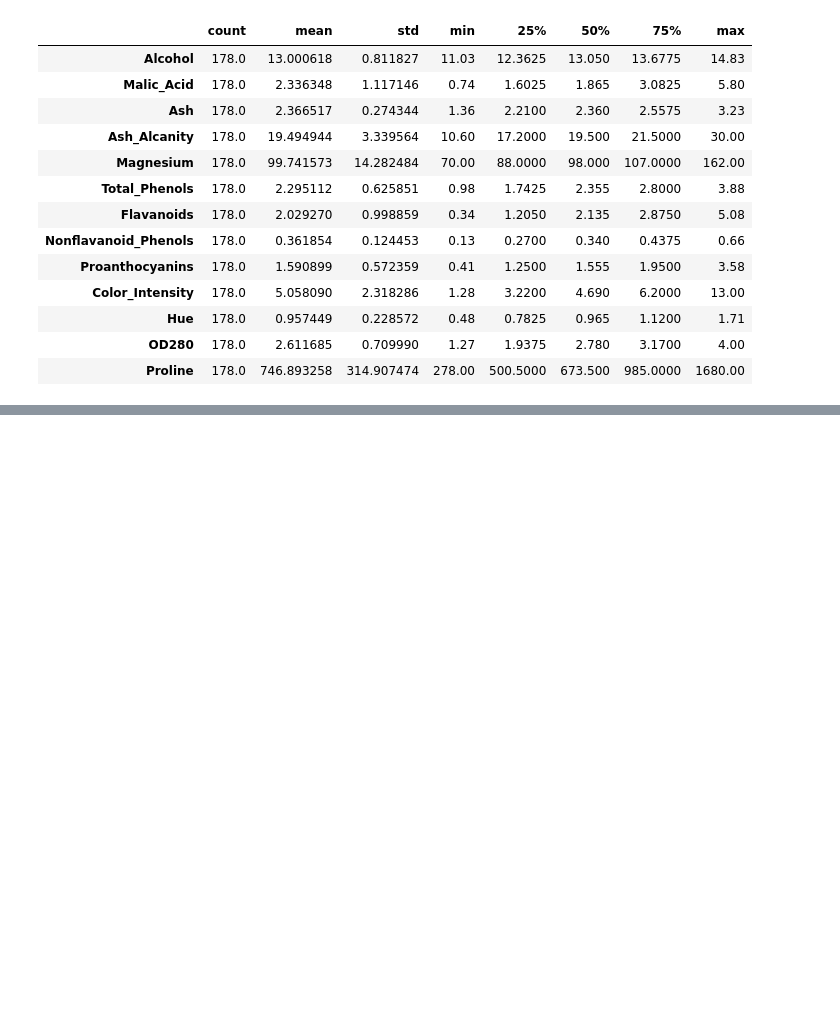
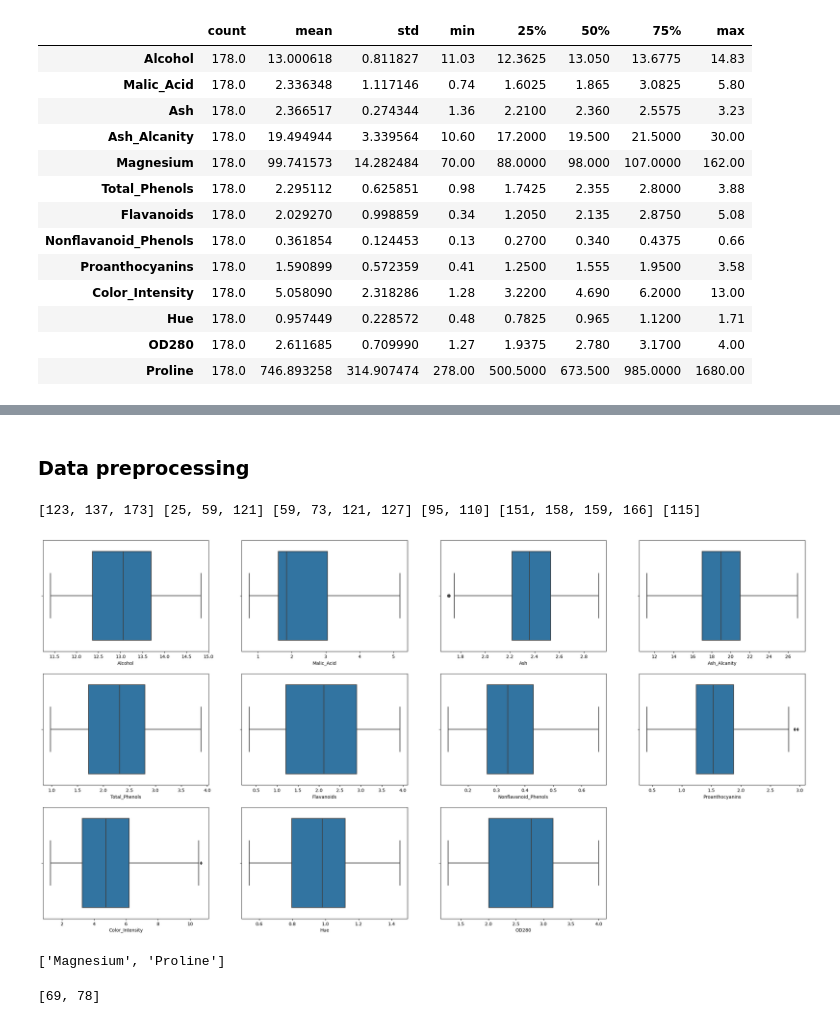
Before and after one commit to Chanhee0430/K-means-Algorithms, a Jupyter notebook: wine_datasets_k-means.ipynb, the cells around one changed output, grey strips where cells are left out. Drawn from its saved outputs; the diff is of its cells as text; code cells hidden in the pictures; blank space fills up the shorter version.

```diff
--- a/wine_datasets_k-means.ipynb
+++ b/wine_datasets_k-means.ipynb
@@ -82,0 +160,28 @@ df.describe().T
+# %% [markdown]
+### Data preprocessing
+# %%
+outliers_index = []
+for i in continous:
+        Q1 = df[i].quantile(0.25)  # 1사분위수 (25th percentile)
+        Q3 = df[i].quantile(0.75)  # 3사분위수 (75th percentile)
+        IQR = Q3 - Q1   # 사분위 범위 (Interquartile Range)
+        ll = Q1 -1.5*IQR  # 하한값 (Lower limit)
+        ul = Q3+1.5*IQR  # 상한값 (Upper limit)
+
+        # 하한값보다 작거나 상한값보다 큰 값을 찾음
+        if len(df[(df[i] < ll) | (df[i] > ul)]) > 0:
+             outliers_index.append(df[(df[i] < ll) | (df[i] > ul)].index.to_list())  # |: 논리 OR 연산자
+print(*outliers_index)
+# %% [output]
+[123, 137, 173] [25, 59, 121] [59, 73, 121, 127] [95, 110] [151, 158, 159, 166] [115]
+# %%
+df = df.drop([123, 137, 173,25, 59, 121,59, 73, 121, 127,95, 110,151, 158, 159,115],axis = 0)
+# %%
+plt.figure(figsize = (30,15))
+m = 1
+for i in continous:
+    plt.subplot(3,4,m)
+    sns.boxplot(x = df[i])
+    m += 1
+# %% [output]
+[figure, added]
@@ -82,0 +190,17 @@ df.describe().T
+# %%
+discrete_count
+# %% [output]
+['Magnesium', 'Proline']
+# %%
+outliers_index = []
+for i in discrete_count:
+        Q1 = df[i].quantile(0.25)
+        Q3 = df[i].quantile(0.75)
+        IQR = Q3 - Q1
+        ll = Q1 -1.5*IQR
+        ul = Q3+1.5*IQR
+        if len(df[(df[i] < ll) | (df[i] > ul)]) > 0:
+             outliers_index.append(df[(df[i] < ll) | (df[i] > ul)].index.to_list())
+print(*outliers_index)
+# %% [output]
+[69, 78]
```
Also changed, not shown: parts of 25 cells of this notebook.
